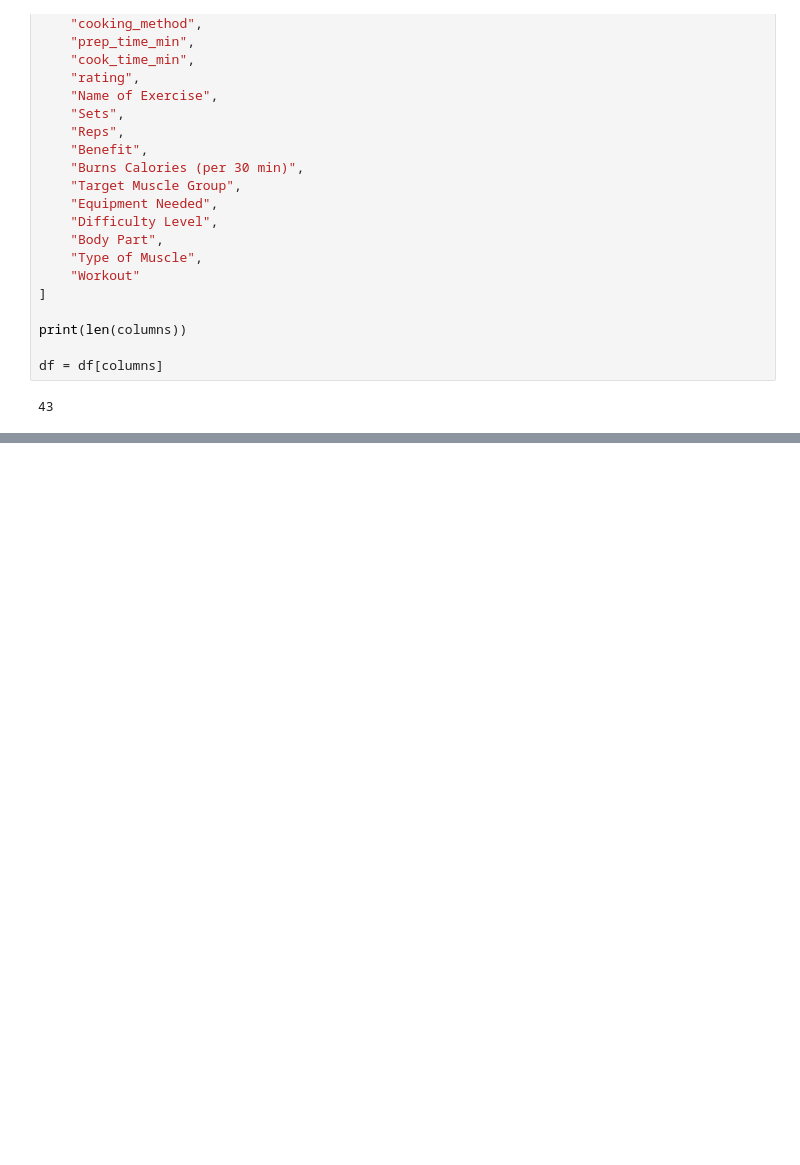
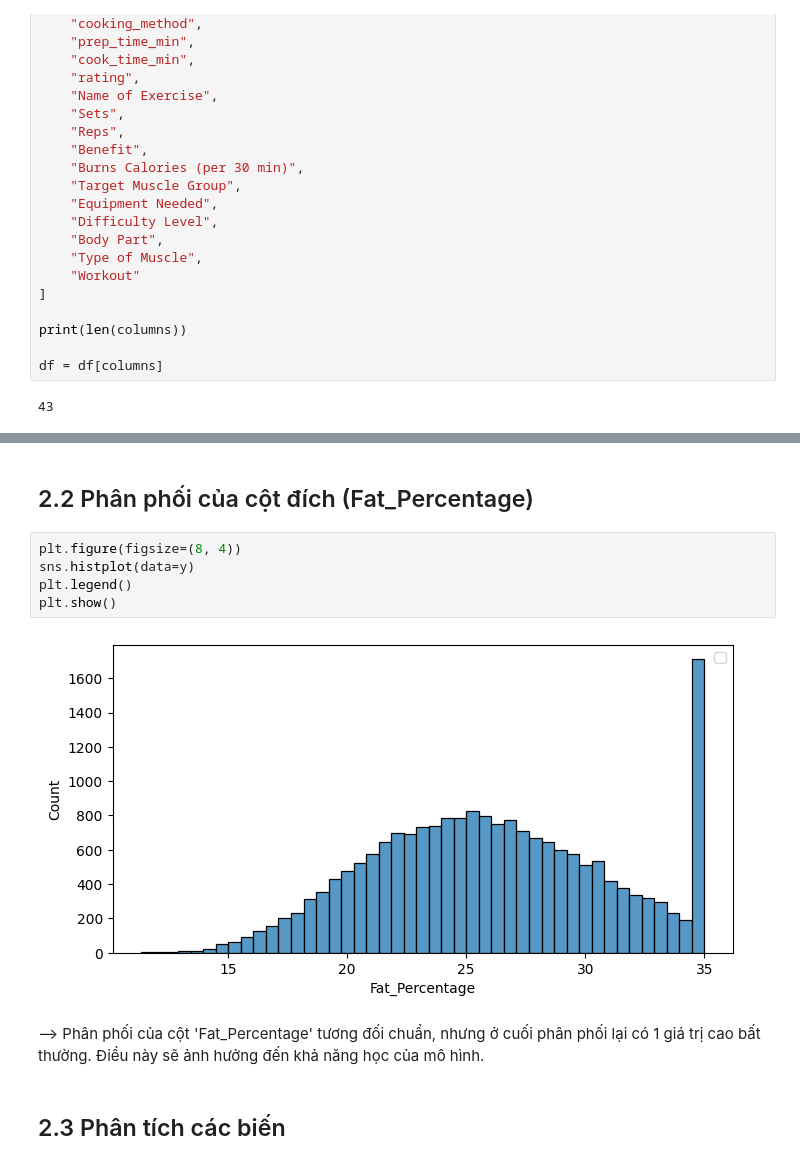
Before and after one commit to nahrixt0710/Life-Style-Data-Analysis, a Jupyter notebook: src/EDA.ipynb, the cells around one changed output, grey strips where cells are left out. Cells and saved outputs as stored; diff of their text form; blank space fills up the shorter version.

```diff
--- a/src/EDA.ipynb
+++ b/src/EDA.ipynb
@@ -134,0 +154,13 @@ for i, x in enumerate(X_corr.columns):
+# %% [markdown]
+## 2.2 Phân phối của cột đích (Fat_Percentage)
+# %%
+plt.figure(figsize=(8, 4))
+sns.histplot(data=y)
+plt.legend()
+plt.show()
+# %% [output]
+[figure, added]
+# %% [markdown]
+--> Phân phối của cột 'Fat_Percentage' tương đối chuẩn, nhưng ở cuối phân phối lại có 1 giá trị cao bất thường. Điều này sẽ ảnh hưởng đến khả năng học của mô hình.
+# %% [markdown]
+## 2.3 Phân tích các biến
```
Also changed, not shown: parts of 39 cells of this notebook, 1 other file.
